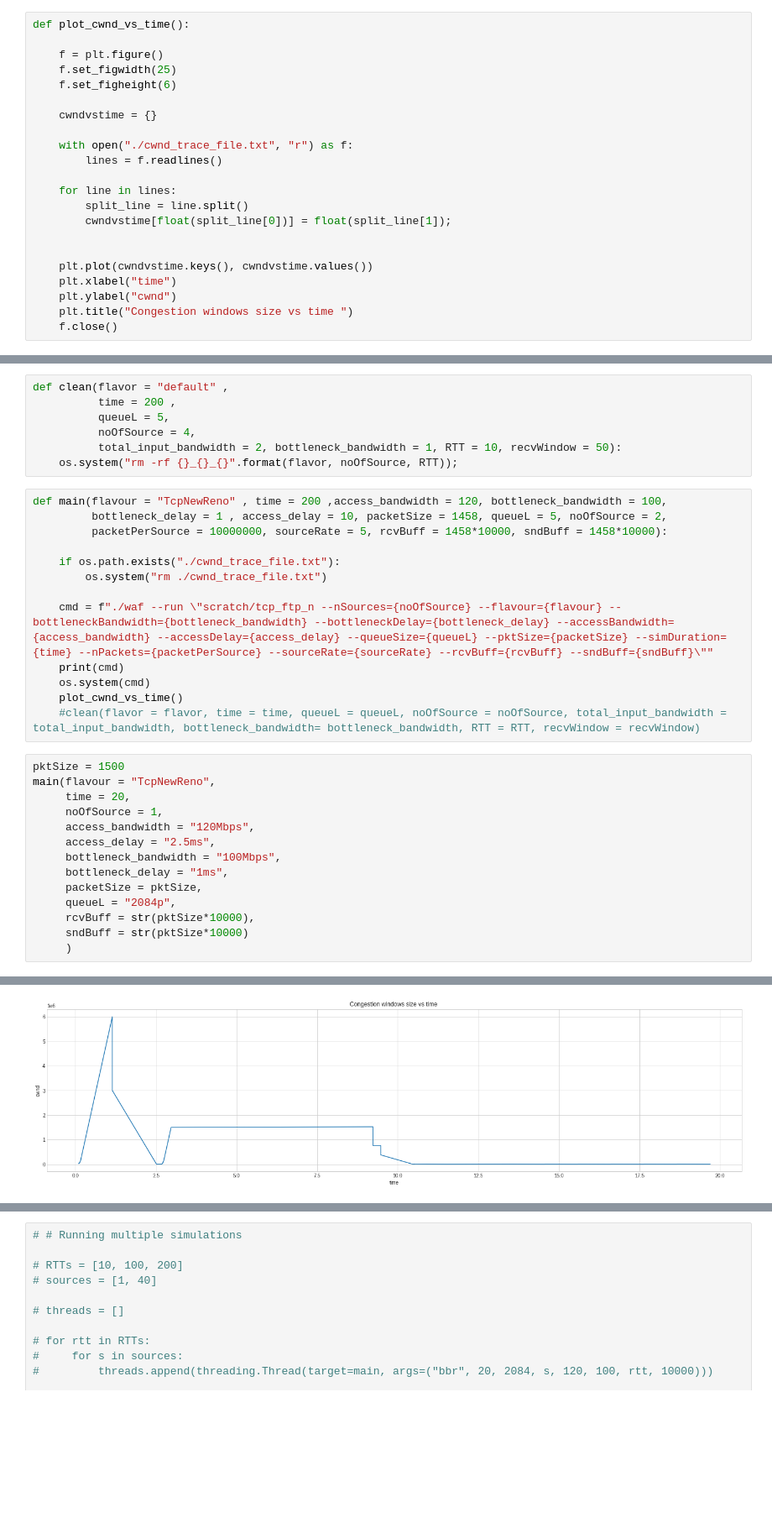
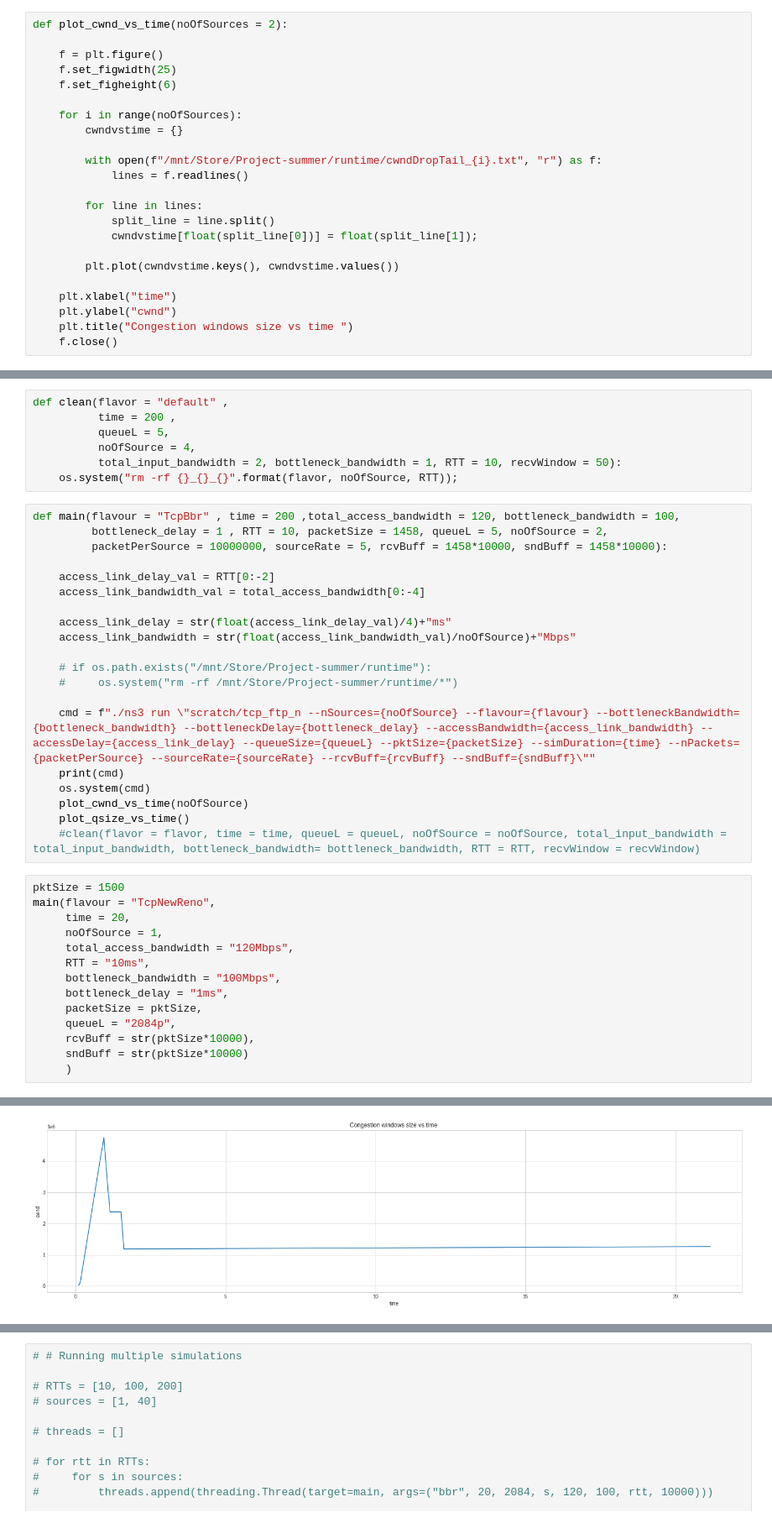
Before and after one commit to divyashk/TCP-BBR-ns3, a Jupyter notebook: dumbell-ns3/report.ipynb, the cells around one changed output, grey strips where cells are left out. Shown at 84% size. Cells and saved outputs as stored; diff of their text form; blank space fills up the shorter version.

```diff
--- a/dumbell-ns3/report.ipynb
+++ b/dumbell-ns3/report.ipynb
@@ -9,23 +9,24 @@ import os
 
 import threading
 # %%
-def plot_cwnd_vs_time():
+def plot_cwnd_vs_time(noOfSources = 2):
 
     f = plt.figure()
     f.set_figwidth(25)
     f.set_figheight(6)
 
-    cwndvstime = {}
+    for i in range(noOfSources):
+        cwndvstime = {}
 
-    with open("./cwnd_trace_file.txt", "r") as f:
-        lines = f.readlines()
+        with open(f"/mnt/Store/Project-summer/runtime/cwndDropTail_{i}.txt", "r") as f:
+            lines = f.readlines()
 
-    for line in lines:
-        split_line = line.split()
-        cwndvstime[float(split_line[0])] = float(split_line[1]);
+        for line in lines:
+            split_line = line.split()
+            cwndvstime[float(split_line[0])] = float(split_line[1]);
 
+        plt.plot(cwndvstime.keys(), cwndvstime.values())
 
-    plt.plot(cwndvstime.keys(), cwndvstime.values())
     plt.xlabel("time")
     plt.ylabel("cwnd")
     plt.title("Congestion windows size vs time ")
@@ -38,25 +65,32 @@ def clean(flavor = "default" ,
           total_input_bandwidth = 2, bottleneck_bandwidth = 1, RTT = 10, recvWindow = 50):
     os.system("rm -rf {}_{}_{}".format(flavor, noOfSource, RTT));
 # %%
-def main(flavour = "TcpNewReno" , time = 200 ,access_bandwidth = 120, bottleneck_bandwidth = 100,
-         bottleneck_delay = 1 , access_delay = 10, packetSize = 1458, queueL = 5, noOfSource = 2,
+def main(flavour = "TcpBbr" , time = 200 ,total_access_bandwidth = 120, bottleneck_bandwidth = 100,
+         bottleneck_delay = 1 , RTT = 10, packetSize = 1458, queueL = 5, noOfSource = 2,
          packetPerSource = 10000000, sourceRate = 5, rcvBuff = 1458*10000, sndBuff = 1458*10000):
 
-    if os.path.exists("./cwnd_trace_file.txt"):
-        os.system("rm ./cwnd_trace_file.txt")
+    access_link_delay_val = RTT[0:-2]
+    access_link_bandwidth_val = total_access_bandwidth[0:-4]
 
-    cmd = f"./waf --run \"scratch/tcp_ftp_n --nSources={noOfSource} --flavour={flavour} --bottleneckBandwidth={bottleneck_bandwidth} --bottleneckDelay={bottleneck_delay} --accessBandwidth={access_bandwidth} --accessDelay={access_delay} --queueSize={queueL} --pktSize={packetSize} --simDuration={time} --nPackets={packetPerSource} --sourceRate={sourceRate} --rcvBuff={rcvBuff} --sndBuff={sndBuff}\""
+    access_link_delay = str(float(access_link_delay_val)/4)+"ms"
+    access_link_bandwidth = str(float(access_link_bandwidth_val)/noOfSource)+"Mbps"
+
+    # if os.path.exists("/mnt/Store/Project-summer/runtime"):
+    #     os.system("rm -rf /mnt/Store/Project-summer/runtime/*")
+
+    cmd = f"./ns3 run \"scratch/tcp_ftp_n --nSources={noOfSource} --flavour={flavour} --bottleneckBandwidth={bottleneck_bandwidth} --bottleneckDelay={bottleneck_delay} --accessBandwidth={access_link_bandwidth} --accessDelay={access_link_delay} --queueSize={queueL} --pktSize={packetSize} --simDuration={time} --nPackets={packetPerSource} --sourceRate={sourceRate} --rcvBuff={rcvBuff} --sndBuff={sndBuff}\""
     print(cmd)
     os.system(cmd)
-    plot_cwnd_vs_time()
+    plot_cwnd_vs_time(noOfSource)
+    plot_qsize_vs_time()
     #clean(flavor = flavor, time = time, queueL = queueL, noOfSource = noOfSource, total_input_bandwidth = total_input_bandwidth, bottleneck_bandwidth= bottleneck_bandwidth, RTT = RTT, recvWindow = recvWindow)
 # %%
 pktSize = 1500
 main(flavour = "TcpNewReno",
      time = 20,
      noOfSource = 1,
-     access_bandwidth = "120Mbps",
-     access_delay = "2.5ms",
+     total_access_bandwidth = "120Mbps",
+     RTT = "10ms",
      bottleneck_bandwidth = "100Mbps",
      bottleneck_delay = "1ms",
      packetSize = pktSize,
@@ -75 +105 @@ Build commands will be stored in build/compile_commands.json
-[figure, old version]
+[figure, new version]
```
Also changed, not shown: parts of 3 cells of this notebook, 1 other file.
